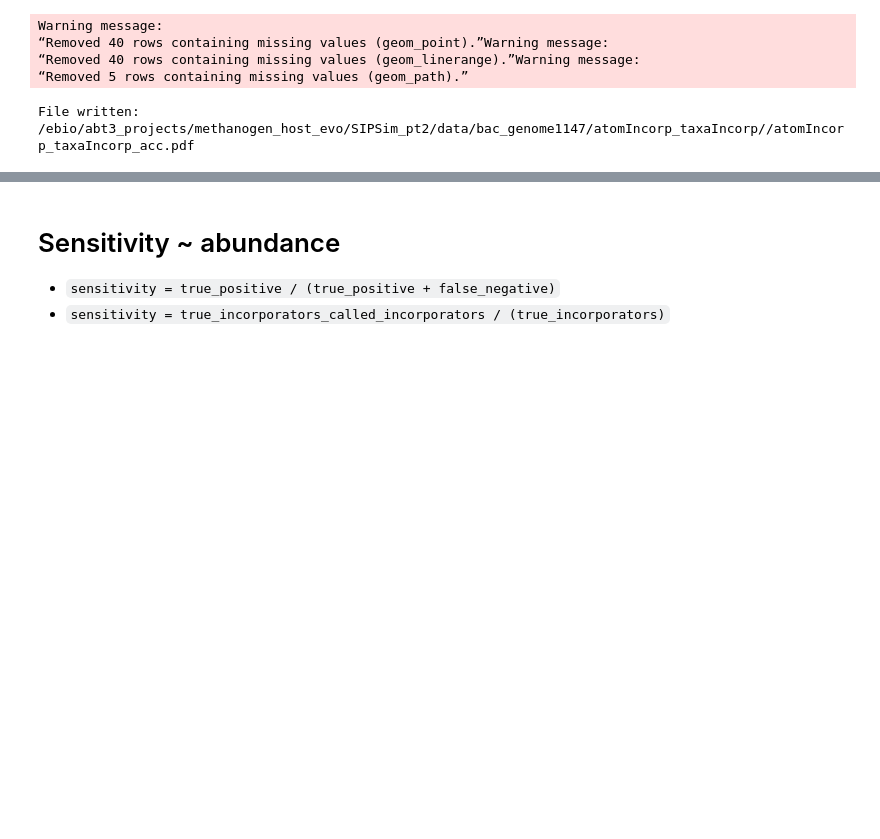
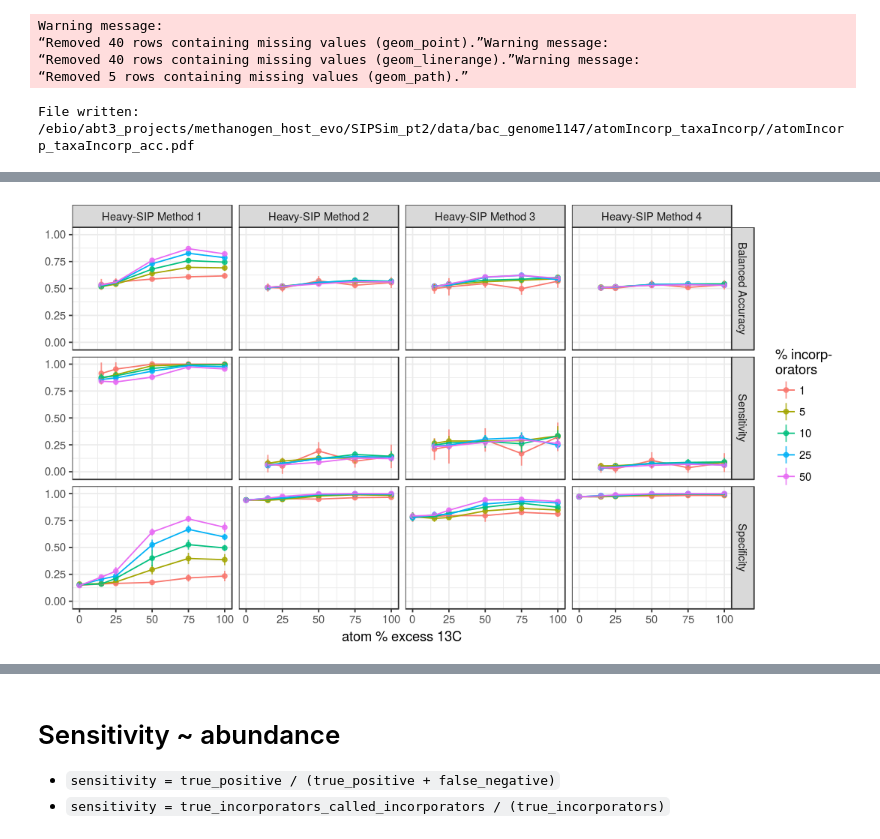
Before and after one commit to nick-youngblut/SIPSim, a Jupyter notebook: ipynb/bac_genome/n1147_pt2/atomIncorp_taxaIncorpR.ipynb, the cells around one changed output, grey strips where cells are left out. Drawn from its saved outputs; the diff is of its cells as text; code cells hidden in the pictures; blank space fills up the shorter version.

```diff
--- a/ipynb/bac_genome/n1147_pt2/atomIncorp_taxaIncorpR.ipynb
+++ b/ipynb/bac_genome/n1147_pt2/atomIncorp_taxaIncorpR.ipynb
@@ -156,0 +209,12 @@ File written: /ebio/abt3_projects/methanogen_host_evo/SIPSim_pt2/data/bac_genome
+# %%
+# renaming methods
+rename = data.frame(method = c('heavyM1', 'heavyM2', 'heavyM3', 'heavyM4'),
+                   method_new = c('Heavy-SIP Method 1', 'Heavy-SIP Method 2',
+                                  'Heavy-SIP Method 3', 'Heavy-SIP Method 4'))
+
+df_byClass = inner_join(df_byClass, rename, c('method'='method')) %>%
+    select(-method) %>%
+    rename('method' = method_new)
+
+df_byClass %>% dim %>% print
+df_byClass %>% head(n=3)
@@ -156,0 +229,36 @@ File written: /ebio/abt3_projects/methanogen_host_evo/SIPSim_pt2/data/bac_genome
+# %%
+# summarizing by method
+df_byClass.s = df_byClass %>%
+    group_by(method, percIncorp, percTaxa, variables) %>%
+    summarize(mean_value = mean(values, na.rm=TRUE),
+              sd_value = sd(values, na.rm=TRUE)) %>%
+    ungroup()
+
+# summarize by SIPSim rep & library rep
+vars = c('Balanced Accuracy', 'Sensitivity', 'Specificity')
+df_byClass.s.f = df_byClass.s %>%
+    filter(variables %in% vars) %>%
+    ungroup() %>%
+    mutate(percTaxa = percTaxa %>% as.character,
+           percTaxa = percTaxa %>% reorder(percTaxa %>% as.numeric))
+
+
+# plotting
+options(repr.plot.width=9, repr.plot.height=5)
+p.pnt.H = ggplot(df_byClass.s.f, aes(percIncorp, mean_value,
+                           color=percTaxa,
+                           group=percTaxa,
+                           ymin=mean_value-sd_value,
+                           ymax=mean_value+sd_value)) +
+    geom_point(alpha=0.8) +
+    geom_linerange(alpha=0.8, size=0.5) +
+    geom_line() +
+    scale_color_discrete('% incorp-\norators') +
+    labs(x='atom % excess 13C') +
+    facet_grid(variables ~ method) +
+    theme_bw() +
+    theme(
+        axis.title.y = element_blank()
+    )
+plot(p.pnt.H)
+# %% [output]
@@ -156,0 +269 @@ File written: /ebio/abt3_projects/methanogen_host_evo/SIPSim_pt2/data/bac_genome
+[figure, added]
```
Also changed, not shown: parts of 17 cells of this notebook, 4 other files.
